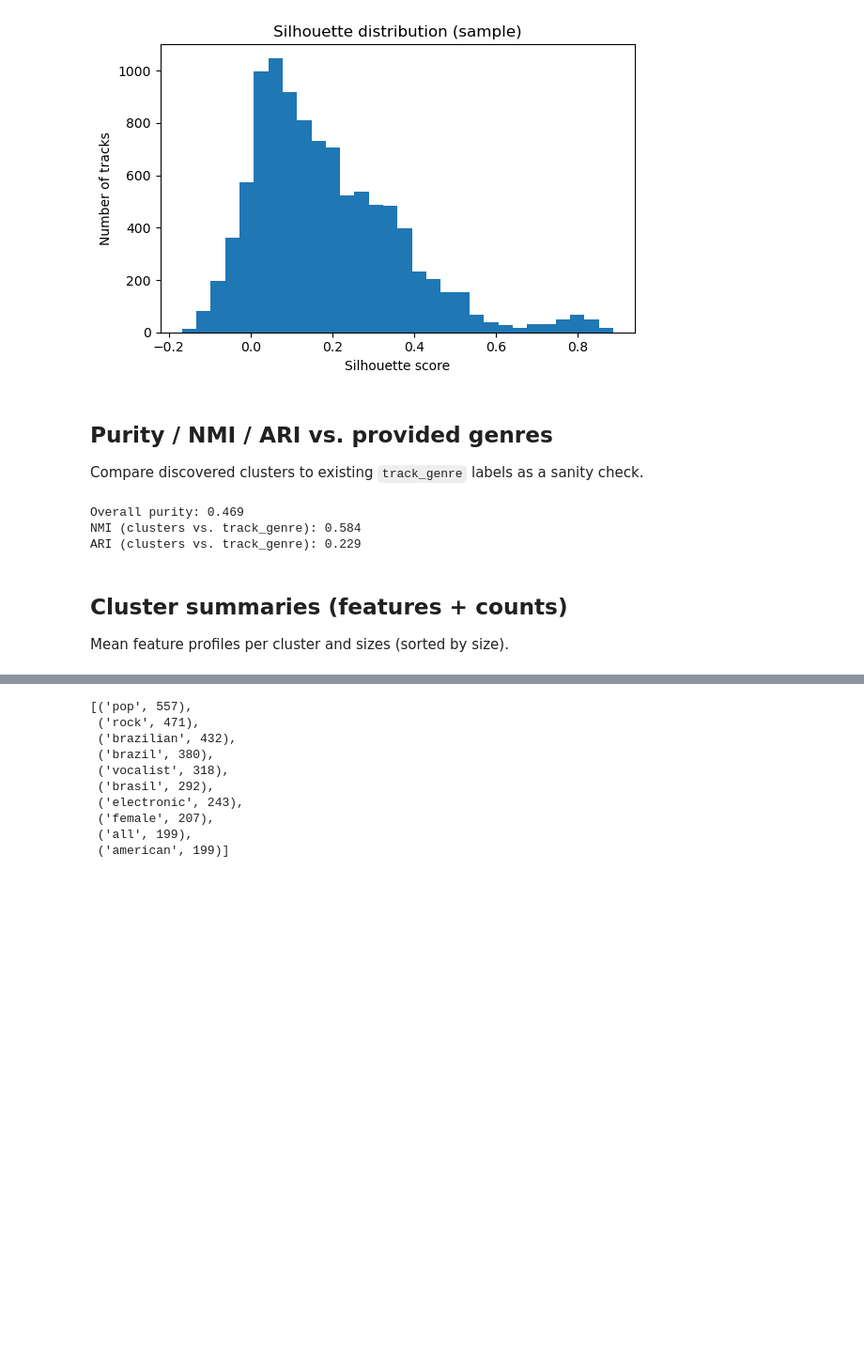
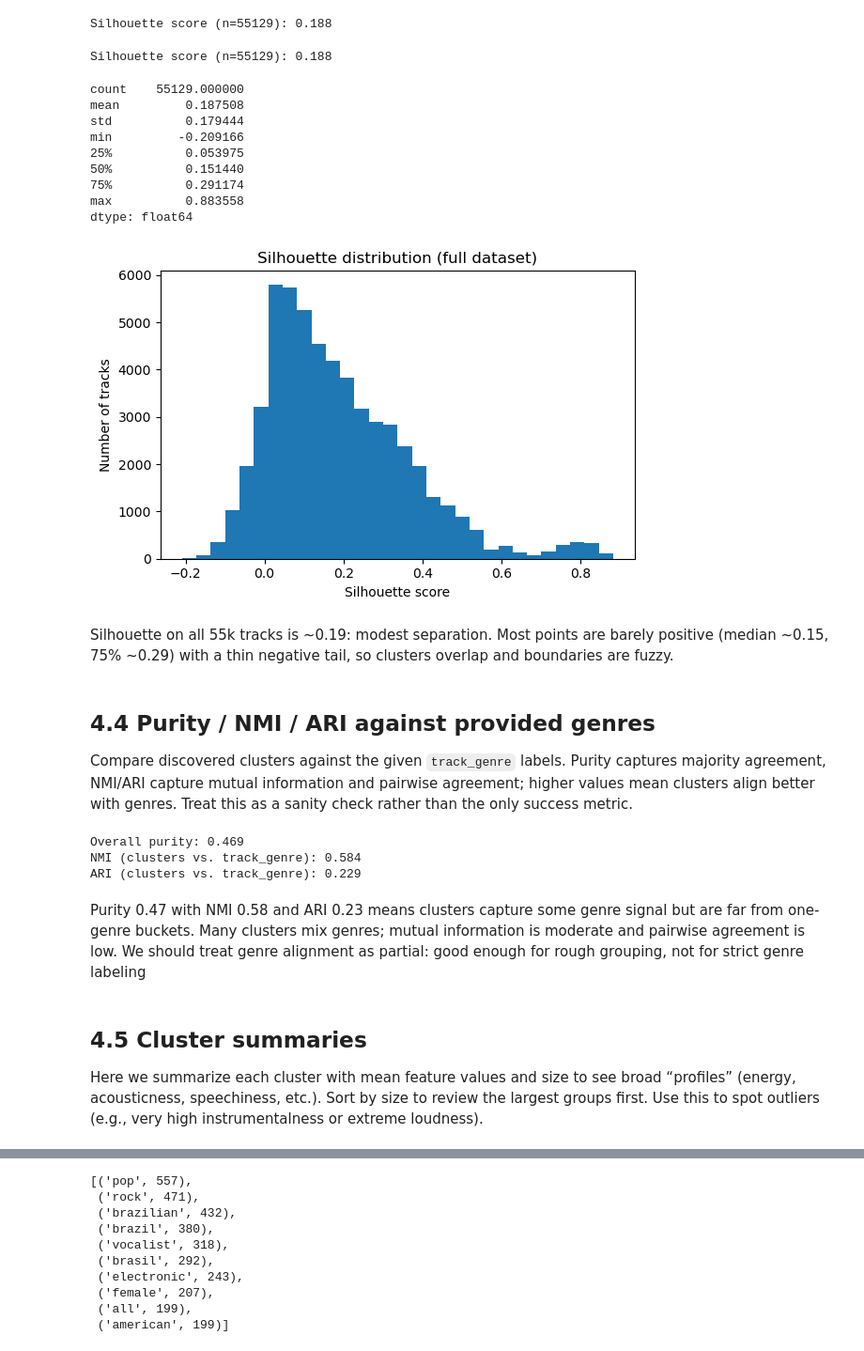
Before and after one commit to adamajane/computational-tools-for-data-science-02807-project, a Jupyter notebook: main/4-cluster-evaluation.ipynb, the cells around one changed output, grey strips where cells are left out. Shown at 94% size. Drawn from its saved outputs; the diff is of its cells as text; code cells hidden in the pictures; blank space fills up the shorter version.

```diff
--- a/main/4-cluster-evaluation.ipynb
+++ b/main/4-cluster-evaluation.ipynb
@@ -120,18 +102,51 @@ dtype: float64
-# %%
-import matplotlib.pyplot as plt
-
-plt.figure(figsize=(6, 4))
-plt.hist(silhouette_vals, bins=30)
-plt.xlabel("Silhouette score")
-plt.ylabel("Number of tracks")
-plt.title("Silhouette distribution (sample)")
-plt.tight_layout()
-plt.show()
-# %% [output]
-[figure, removed]
+# %%
+from sklearn.metrics import silhouette_score
+
+silhouette_full = silhouette_score(
+    X_main,
+    full_df["cluster_kmeans_main"].to_numpy(),
+    metric="euclidean",
+)
+print(f"Silhouette score (n={len(X_main)}): {silhouette_full:.3f}")
+# %% [output]
+Silhouette score (n=55129): 0.188
+# %%
+from sklearn.metrics import silhouette_score, silhouette_samples
+import pandas as pd
+import matplotlib.pyplot as plt
+
+labels_full = full_df["cluster_kmeans_main"].to_numpy()
+silhouette_full = silhouette_score(X_main, labels_full, metric="euclidean")
+silhouette_full_vals = silhouette_samples(X_main, labels_full, metric="euclidean")
+
+print(f"Silhouette score (n={len(X_main)}): {silhouette_full:.3f}")
+display(pd.Series(silhouette_full_vals).describe())
+
+plt.figure(figsize=(6, 4))
+plt.hist(silhouette_full_vals, bins=30)
+plt.xlabel("Silhouette score")
+plt.ylabel("Number of tracks")
+plt.title("Silhouette distribution (full dataset)")
+plt.tight_layout()
+plt.show()
+# %% [output]
+Silhouette score (n=55129): 0.188
+count    55129.000000
+mean         0.187508
+std          0.179444
+min         -0.209166
+25%          0.053975
+50%          0.151440
+75%          0.291174
+max          0.883558
+dtype: float64
+[figure, added]
+# %% [markdown]
+Silhouette on all 55k tracks is ~0.19: modest separation. Most points are barely positive (median ~0.15, 75% ~0.29) with a thin negative tail, so clusters overlap and boundaries are fuzzy.
 # %% [markdown]
-## Purity / NMI / ARI vs. provided genres
-Compare discovered clusters to existing `track_genre` labels as a sanity check.
+## 4.4 Purity / NMI / ARI against provided genres
+
+Compare discovered clusters against the given `track_genre` labels. Purity captures majority agreement, NMI/ARI capture mutual information and pairwise agreement; higher values mean clusters align better with genres. Treat this as a sanity check rather than the only success metric.
 # %%
 from sklearn.metrics import normalized_mutual_info_score, adjusted_rand_score
 
@@ -153,9 +168,12 @@ print(f"ARI (clusters vs. track_genre): {ari:.3f}")
 Overall purity: 0.469
 NMI (clusters vs. track_genre): 0.584
 ARI (clusters vs. track_genre): 0.229
+# %% [markdown]
+Purity 0.47 with NMI 0.58 and ARI 0.23 means clusters capture some genre signal but are far from one-genre buckets. Many clusters mix genres; mutual information is moderate and pairwise agreement is low. We should treat genre alignment as partial: good enough for rough grouping, not for strict genre labeling
 # %% [markdown]
-## Cluster summaries (features + counts)
-Mean feature profiles per cluster and sizes (sorted by size).
+## 4.5 Cluster summaries
+
+Here we summarize each cluster with mean feature values and size to see broad “profiles” (energy, acousticness, speechiness, etc.). Sort by size to review the largest groups first. Use this to spot outliers (e.g., very high instrumentalness or extreme loudness).
 # %%
 numeric_cols_candidate = [
     "acousticness",
```
Also changed, not shown: parts of 23 cells of this notebook.
